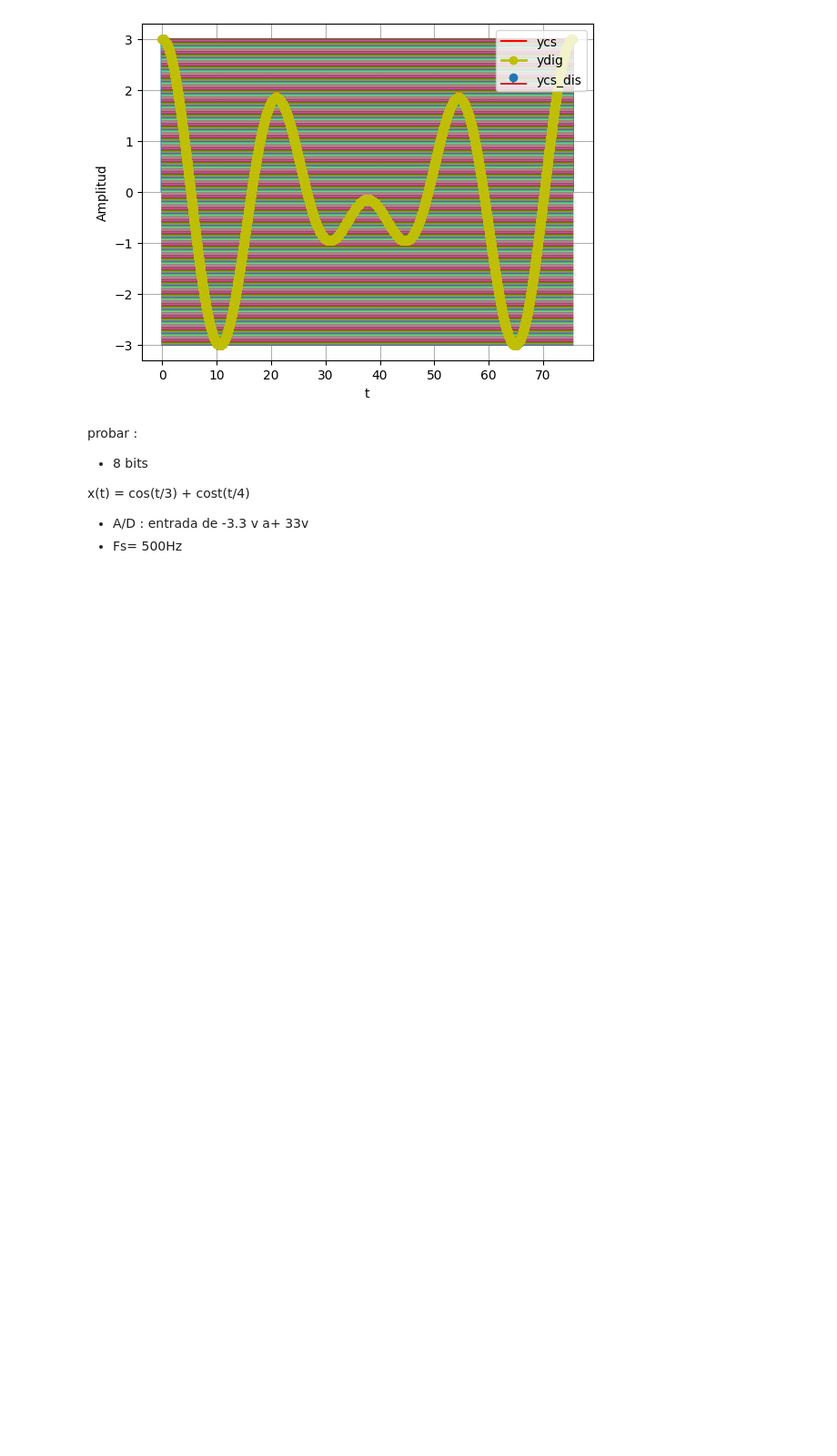
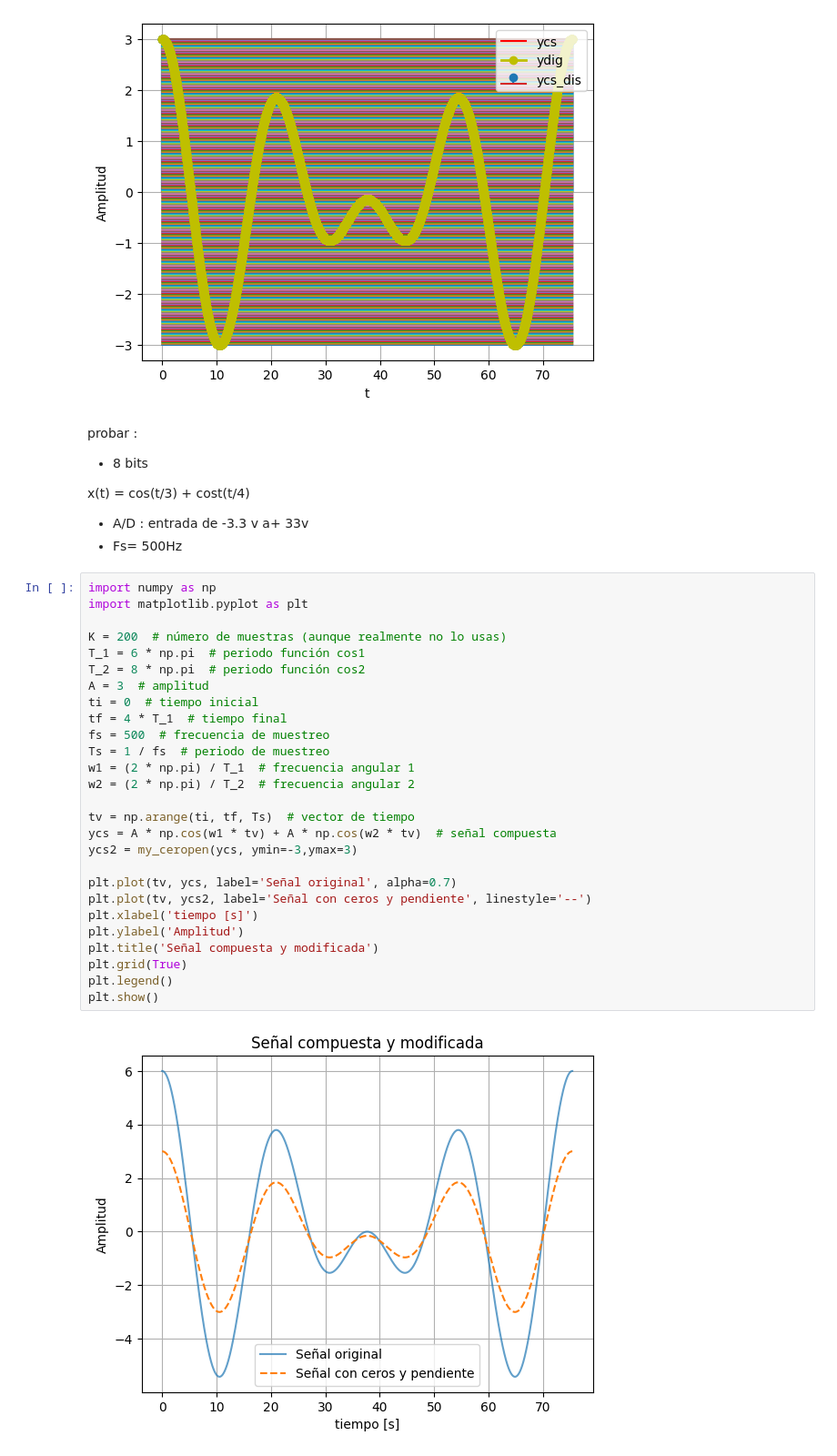
Before and after one commit to descruceria777/Se-alesySistemas, a Jupyter notebook: introduccion/descr1sys2021.ipynb, the cells around one changed output. Shown: that part at 91% size. Saved outputs shown, nothing was run; the diff lists cells and outputs as text; blank space fills up the shorter version.

```diff
--- a/introduccion/descr1sys2021.ipynb
+++ b/introduccion/descr1sys2021.ipynb
@@ -432,3 +432,32 @@ x(t) = cos(t/3) + cost(t/4)
 
 *   A/D : entrada de -3.3 v a+ 33v
 *   Fs= 500Hz
+# %%
+import numpy as np
+import matplotlib.pyplot as plt
+
+K = 200  # número de muestras (aunque realmente no lo usas)
+T_1 = 6 * np.pi  # periodo función cos1
+T_2 = 8 * np.pi  # periodo función cos2
+A = 3  # amplitud
+ti = 0  # tiempo inicial
+tf = 4 * T_1  # tiempo final
+fs = 500  # frecuencia de muestreo
+Ts = 1 / fs  # periodo de muestreo
+w1 = (2 * np.pi) / T_1  # frecuencia angular 1
+w2 = (2 * np.pi) / T_2  # frecuencia angular 2
+
+tv = np.arange(ti, tf, Ts)  # vector de tiempo
+ycs = A * np.cos(w1 * tv) + A * np.cos(w2 * tv)  # señal compuesta
+ycs2 = my_ceropen(ycs, ymin=-3,ymax=3)
+
+plt.plot(tv, ycs, label='Señal original', alpha=0.7)
+plt.plot(tv, ycs2, label='Señal con ceros y pendiente', linestyle='--')
+plt.xlabel('tiempo [s]')
+plt.ylabel('Amplitud')
+plt.title('Señal compuesta y modificada')
+plt.grid(True)
+plt.legend()
+plt.show()
+# %% [output]
+[figure, added]
```
Also changed, not shown: parts of 3 cells of this notebook.
